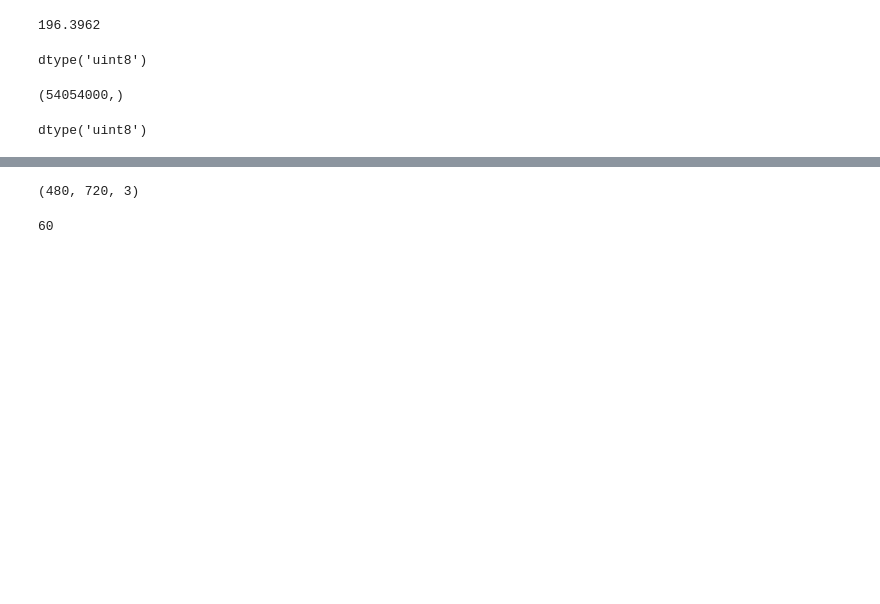
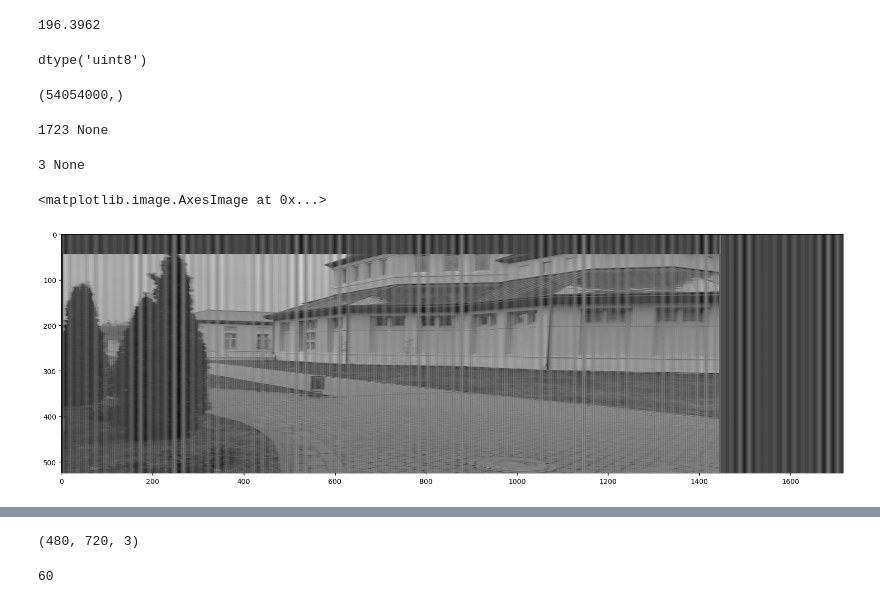
Before and after one commit to Siromanec/video-scrambler, a Jupyter notebook: FPGA/TVP5147M1_decoder_interface/src/video/parsing/mp4_to_bt656/convert-video.ipynb, the cells around one changed output, grey strips where cells are left out. Cells and saved outputs as stored; diff of their text form; code cells hidden in the pictures; blank space fills up the shorter version.

```diff
--- a/FPGA/TVP5147M1_decoder_interface/src/video/parsing/mp4_to_bt656/convert-video.ipynb
+++ b/FPGA/TVP5147M1_decoder_interface/src/video/parsing/mp4_to_bt656/convert-video.ipynb
@@ -31,7 +32,7 @@ DEFAULT_C = 128
 # what is going on during vertical blanking?
 # todo do for one frame
 # %%
-
+# todo clamp values between 1 and 254
 cap = cv2.VideoCapture(video_file)
 global_frame = np.zeros((TOTAL_ACTIVE_LINES, TOTAL_ACTIVE_PIXELS, 3), np.uint8)
 
@@ -47,6 +48,7 @@ while (1):
 
     frame = cv2.resize(frame, (720, 480), cv2.INTER_AREA)
     frame = cv2.cvtColor(frame, cv2.COLOR_BGR2YCrCb)
+    frame = np.clip(frame, 1, 254)
 
     lines = np.zeros((TOTAL_LINES, 2 * TOTAL_PIXELS)).astype(np.uint8)
     # YCrCb 4:2:2
@@ -144,4 +216,14 @@ finally:
 # %%
-Y.dtype
+frame = decode_and_display_video("../../../../../../FPGA/tb/video_f60_scrambled.bin", decode_bt656=True, slow_down_coeff=0.1)
 # %% [output]
-dtype('uint8')
+1723 None
+# %%
+frame_normal = decode_and_display_video("video_f60.bin", decode_bt656=True, slow_down_coeff=0.1, max_frames = 10)
+# %% [output]
+3 None
+# %%
+plt.figure(figsize=(20, 10))
+plt.imshow(frame_normal, cmap="gray")
+# %% [output]
+<matplotlib.image.AxesImage at 0x...>
+[figure, added]
```
Also changed, not shown: parts of 5 cells of this notebook, 6 other files.
